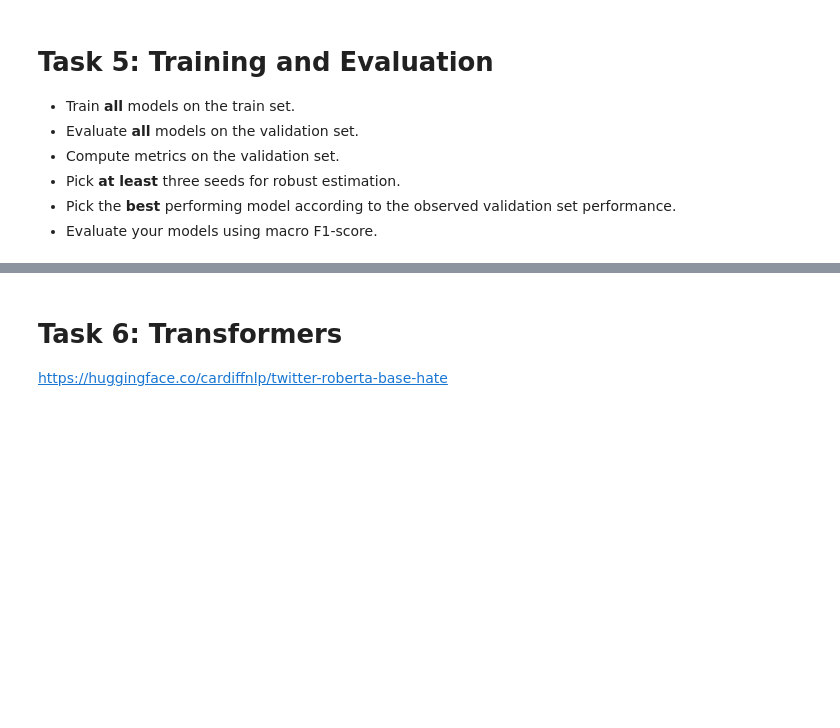
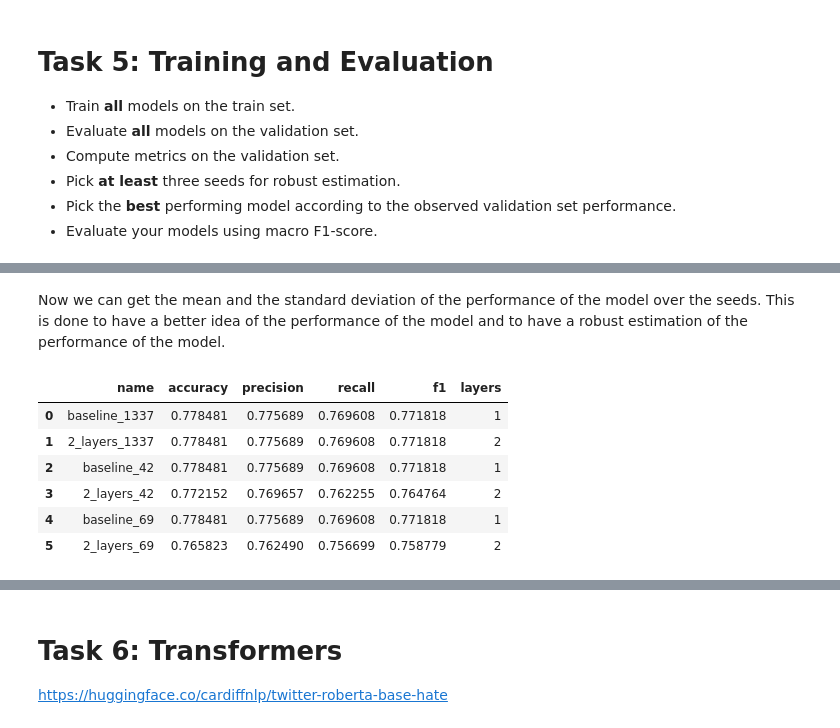
Before and after one commit to MatteoFasulo/Sexism-detection, a Jupyter notebook: assignment_1.ipynb, the cells around one changed output, grey strips where cells are left out. Drawn from its saved outputs; the diff is of its cells as text; code cells hidden in the pictures; blank space fills up the shorter version.

```diff
--- a/assignment_1.ipynb
+++ b/assignment_1.ipynb
@@ -1012,0 +1051,12 @@ gc.collect()
+# %% [markdown]
+Now we can get the mean and the standard deviation of the performance of the model over the seeds. This is done to have a better idea of the performance of the model and to have a robust estimation of the performance of the model.
+# %%
+lstm_results_df
+# %% [output]
+|  | name | accuracy | precision | recall | f1 | layers |
+| 0 | baseline_1337 | 0.778481 | 0.775689 | 0.769608 | 0.771818 | 1 |
+| 1 | 2_layers_1337 | 0.778481 | 0.775689 | 0.769608 | 0.771818 | 2 |
+| 2 | baseline_42 | 0.778481 | 0.775689 | 0.769608 | 0.771818 | 1 |
+| 3 | 2_layers_42 | 0.772152 | 0.769657 | 0.762255 | 0.764764 | 2 |
+| 4 | baseline_69 | 0.778481 | 0.775689 | 0.769608 | 0.771818 | 1 |
+| 5 | 2_layers_69 | 0.765823 | 0.762490 | 0.756699 | 0.758779 | 2 |
```
Also changed, not shown: parts of 25 cells of this notebook.
